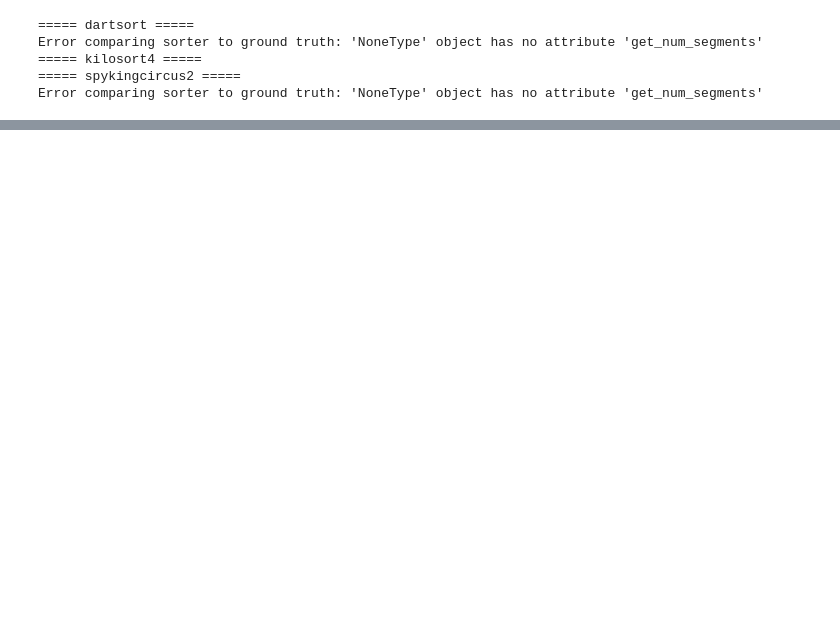
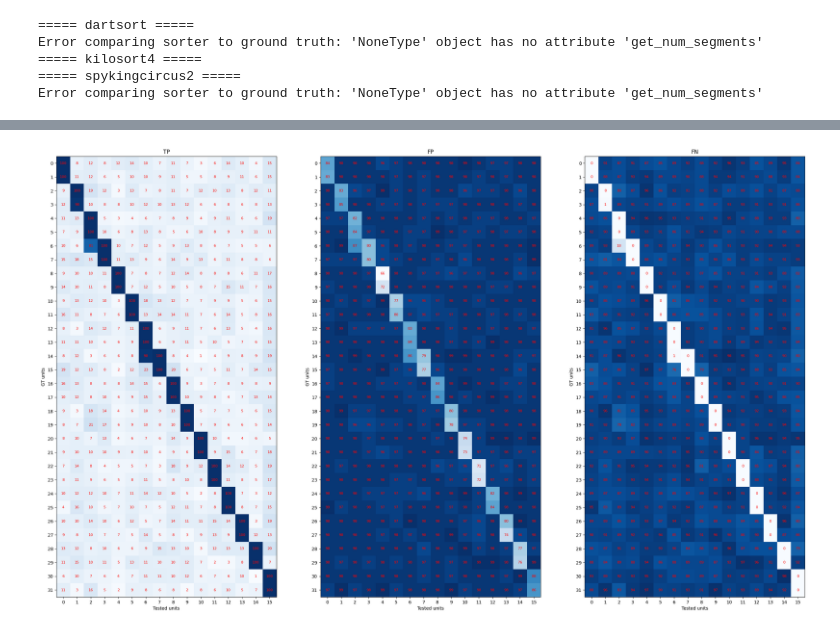
Before and after one commit to void1211/CellActivityRecordingSimulator, a Jupyter notebook: tutrial_carsObj.ipynb, the cells around one changed output, grey strips where cells are left out. Cells and saved outputs as stored; diff of their text form; code cells hidden in the pictures; blank space fills up the shorter version.

```diff
--- a/tutrial_carsObj.ipynb
+++ b/tutrial_carsObj.ipynb
@@ -459,48 +483,53 @@ def compare_spike_times(gt_sorting, tested_sorting, delta_time_ms: float, fs: fl
                     matches += 1
 
             TP_matrix[i, j] = matches if mode == "count" else matches / len(gt_unit_spikes) * 100
             FP_matrix[i, j] = len(tested_unit_spikes) - matches if mode == "count" else ((len(tested_unit_spikes) - matches) / len(tested_unit_spikes) * 100)
             FN_matrix[i, j] = len(gt_unit_spikes) - matches if mode == "count" else ((len(gt_unit_spikes) - matches) / len(gt_unit_spikes) * 100)
 
     return TP_matrix, FP_matrix, FN_matrix
 
 def plot_matrix(matrix, title, gt_unit_num, tested_unit_num, ax):
     im = ax.imshow(matrix, cmap="Blues")
     ax.set_title(title)
     ax.set_xlabel("Tested units")
     ax.set_ylabel("GT units")
     ax.set_xticks(range(tested_unit_num))
     ax.set_yticks(range(gt_unit_num))
 
     # 各セルに値を書き込む
     for i in range(gt_unit_num):
         for j in range(tested_unit_num):
             text = ax.text(j, i, f'{matrix[i, j]}',
                          ha="center", va="center", color="red", fontsize=8)
 
     # Example usage
 # You need to specify a sampling frequency (fs) and a jitter threshold (delta_time_ms)
 sampling_frequency = 30000.0  # Hz
 time_threshold_ms = 1.0      # milliseconds
-
+gt_sorting = gtunit.to_Sorting(sampling_frequency=30000)
 # Calculate the agreement matrix
 for i, sorting in enumerate(sorting_list):
-    TP_matrix, FP_matrix, FN_matrix = compare_spike_times(
-        gt_sorting=gt_sorting,
-        tested_sorting=sorting,
-        delta_time_ms=time_threshold_ms,
-        fs=sampling_frequency,
-        mode="rate"
-    )
+    if sorting is not None:
+        TP_matrix, FP_matrix, FN_matrix = compare_spike_times(
+            gt_sorting=gt_sorting,
+            tested_sorting=sorting,
+            delta_time_ms=time_threshold_ms,
+            fs=sampling_frequency,
+            mode="rate"
+        )
 
-    if len(gt_sorting.get_unit_ids()) > len(sorting_list[i].get_unit_ids()):
-        fig, ax = plt.subplots(1, 3, figsize=(30,24))
+        if len(gt_sorting.get_unit_ids()) > len(sorting_list[i].get_unit_ids()):
+            fig, ax = plt.subplots(1, 3, figsize=(30,24))
+        else:
+            fig, ax = plt.subplots(3, 1, figsize=(24,30))
+        plot_matrix(TP_matrix, "TP", len(gt_sorting.get_unit_ids()), len(sorting_list[i].get_unit_ids()), ax[0])
+        plot_matrix(FP_matrix, "FP", len(gt_sorting.get_unit_ids()), len(sorting_list[i].get_unit_ids()), ax[1])
+        plot_matrix(FN_matrix, "FN", len(gt_sorting.get_unit_ids()), len(sorting_list[i].get_unit_ids()), ax[2])
+        # fig.tight_layout()
     else:
-        fig, ax = plt.subplots(3, 1, figsize=(24,30))
-    plot_matrix(TP_matrix, "TP", len(gt_sorting.get_unit_ids()), len(sorting_list[i].get_unit_ids()), ax[0])
-    plot_matrix(FP_matrix, "FP", len(gt_sorting.get_unit_ids()), len(sorting_list[i].get_unit_ids()), ax[1])
-    plot_matrix(FN_matrix, "FN", len(gt_sorting.get_unit_ids()), len(sorting_list[i].get_unit_ids()), ax[2])
-    # fig.tight_layout()
+        continue
+# %% [output]
+[figure, added]
 # %%
 def get_isi(spike_times):
     isi = np.diff(spike_times)
```
Also changed, not shown: parts of 13 cells of this notebook, 18 other files.
